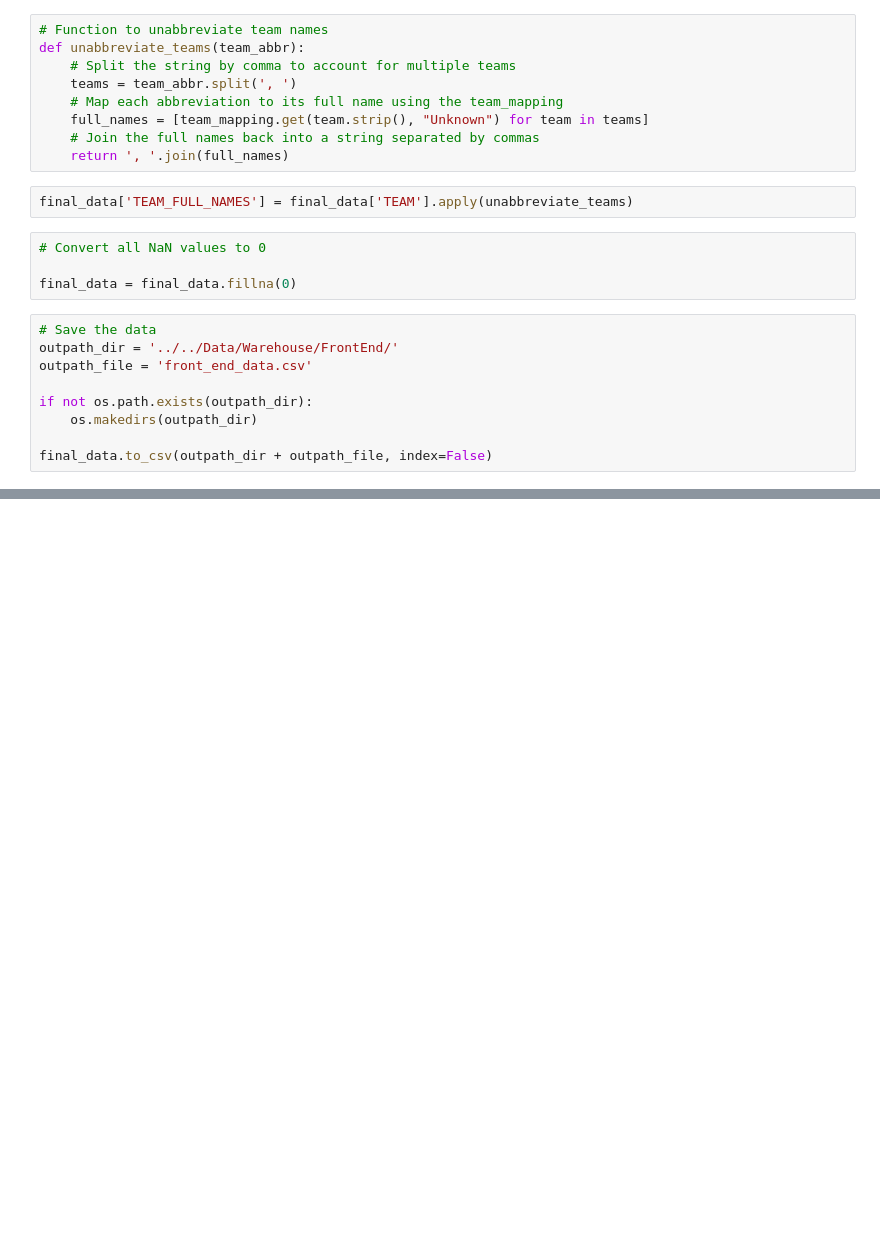
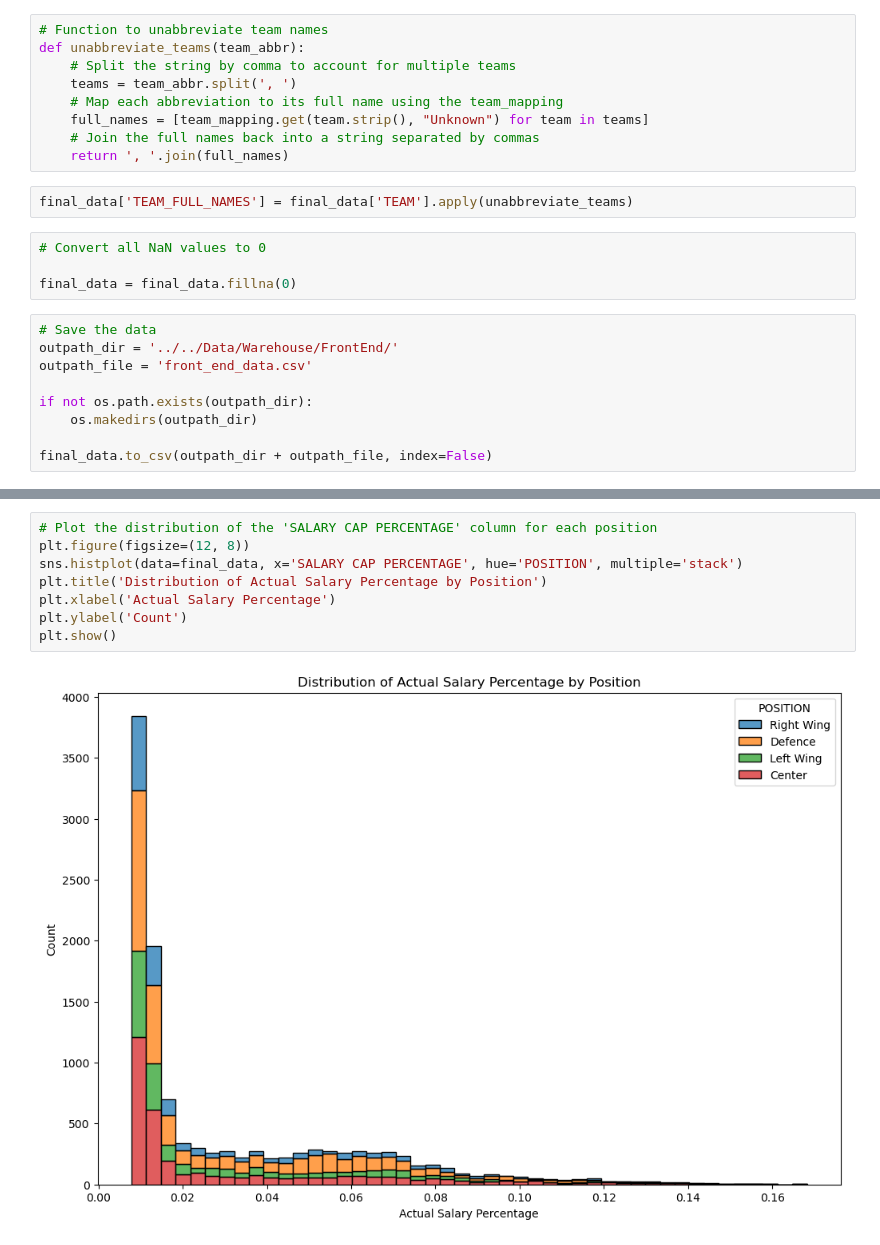
Before and after one commit to MichaelKuby/CMPT733_CapstoneProject_NHLPlayerValue, a Jupyter notebook: Hockey_Salary_Research/Script/7_CreateFinalData/step1_merge_predictions.ipynb, the cells around one changed output, grey strips where cells are left out. Saved outputs shown, nothing was run; the diff lists cells and outputs as text; blank space fills up the shorter version.

```diff
--- a/Hockey_Salary_Research/Script/7_CreateFinalData/step1_merge_predictions.ipynb
+++ b/Hockey_Salary_Research/Script/7_CreateFinalData/step1_merge_predictions.ipynb
@@ -197,0 +214,10 @@ final_data.to_csv(outpath_dir + outpath_file, index=False)
+# %%
+# Plot the distribution of the 'SALARY CAP PERCENTAGE' column for each position
+plt.figure(figsize=(12, 8))
+sns.histplot(data=final_data, x='SALARY CAP PERCENTAGE', hue='POSITION', multiple='stack')
+plt.title('Distribution of Actual Salary Percentage by Position')
+plt.xlabel('Actual Salary Percentage')
+plt.ylabel('Count')
+plt.show()
+# %% [output]
+[figure, added]
```
Also changed, not shown: parts of 1 cell of this notebook, 20 other files.
